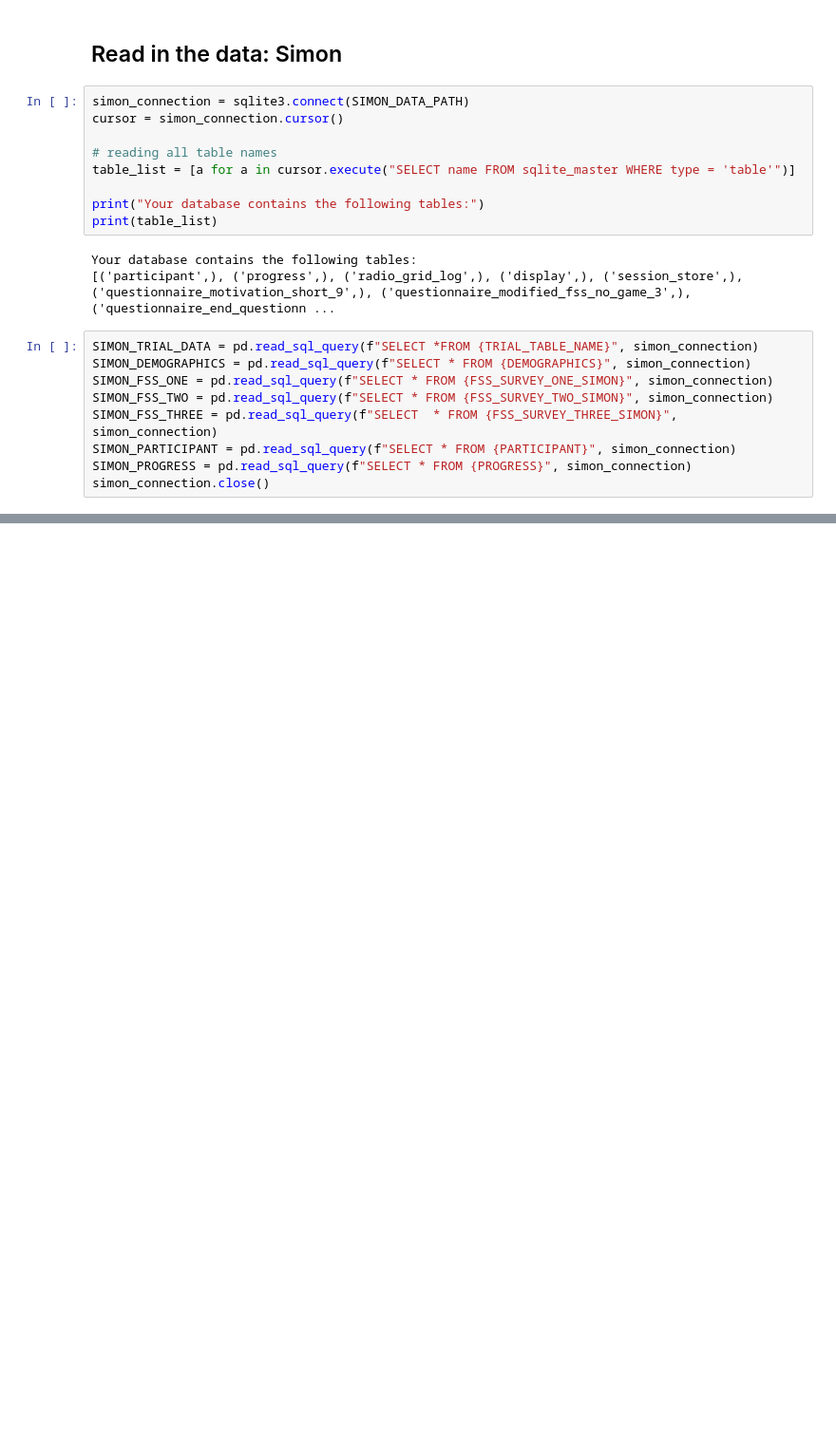
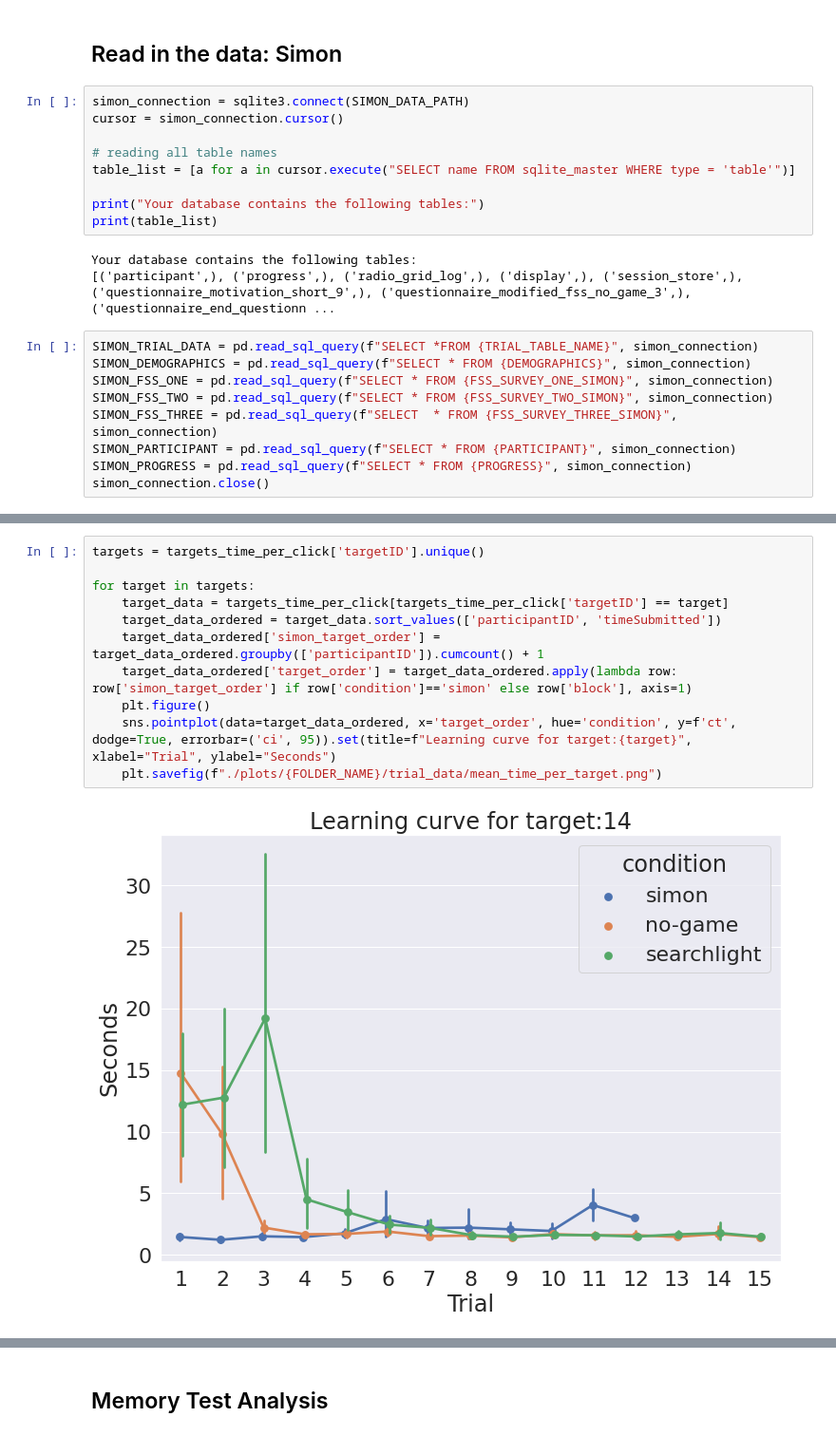
Before and after one commit to hermana/hci-experiment-analysis, a Jupyter notebook: game_mechanics_study/between_participants_pilot_analysis.ipynb, the cells around one changed output, grey strips where cells are left out. Shown at 95% size. Drawn from its saved outputs; the diff is of its cells as text; blank space fills up the shorter version.

```diff
--- a/game_mechanics_study/between_participants_pilot_analysis.ipynb
+++ b/game_mechanics_study/between_participants_pilot_analysis.ipynb
@@ -107,0 +343,13 @@ simon_connection.close()
+# %%
+targets = targets_time_per_click['targetID'].unique()
+
+for target in targets:
+    target_data = targets_time_per_click[targets_time_per_click['targetID'] == target]
+    target_data_ordered = target_data.sort_values(['participantID', 'timeSubmitted'])
+    target_data_ordered['simon_target_order'] = target_data_ordered.groupby(['participantID']).cumcount() + 1
+    target_data_ordered['target_order'] = target_data_ordered.apply(lambda row: row['simon_target_order'] if row['condition']=='simon' else row['block'], axis=1)
+    plt.figure()
+    sns.pointplot(data=target_data_ordered, x='target_order', hue='condition', y=f'ct', dodge=True, errorbar=('ci', 95)).set(title=f"Learning curve for target:{target}", xlabel="Trial", ylabel="Seconds")
+    plt.savefig(f"./plots/{FOLDER_NAME}/trial_data/mean_time_per_target.png")
+# %% [output]
+[figure, added]
@@ -107,0 +361,2 @@ simon_connection.close()
+# %% [markdown]
+<h2>Memory Test Analysis</h2>
```
Also changed, not shown: parts of 32 cells of this notebook, 52 other files.
